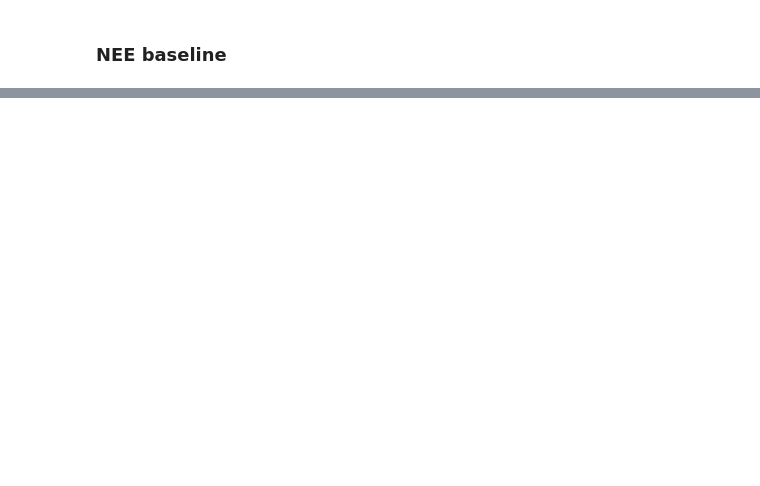
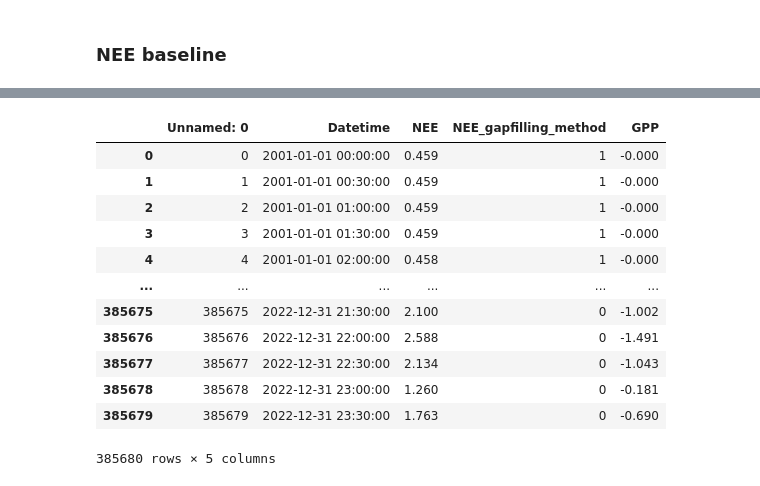
Before and after one commit to ramipiik/Data-Science-Project, a Jupyter notebook: Baseline.ipynb, the cells around one changed output, grey strips where cells are left out. Cells and saved outputs as stored; diff of their text form; code cells hidden in the pictures; blank space fills up the shorter version.

```diff
--- a/Baseline.ipynb
+++ b/Baseline.ipynb
@@ -734,0 +835,19 @@ theoretical_MT.describe()
+# %%
+# load the observed NEE data
+observed_NEE = pd.read_csv('data/GPP_NEE_flux_2001-2022.csv')
+# %%
+observed_NEE
+# %% [output]
+|  | Unnamed: 0 | Datetime | NEE | NEE_gapfilling_method | GPP |
+| 0 | 0 | 2001-01-01 00:00:00 | 0.459 | 1 | -0.000 |
+| 1 | 1 | 2001-01-01 00:30:00 | 0.459 | 1 | -0.000 |
+| 2 | 2 | 2001-01-01 01:00:00 | 0.459 | 1 | -0.000 |
+| 3 | 3 | 2001-01-01 01:30:00 | 0.459 | 1 | -0.000 |
+| 4 | 4 | 2001-01-01 02:00:00 | 0.458 | 1 | -0.000 |
+| ... | ... | ... | ... | ... | ... |
+| 385675 | 385675 | 2022-12-31 21:30:00 | 2.100 | 0 | -1.002 |
+| 385676 | 385676 | 2022-12-31 22:00:00 | 2.588 | 0 | -1.491 |
+| 385677 | 385677 | 2022-12-31 22:30:00 | 2.134 | 0 | -1.043 |
+| 385678 | 385678 | 2022-12-31 23:00:00 | 1.260 | 0 | -0.181 |
+| 385679 | 385679 | 2022-12-31 23:30:00 | 1.763 | 0 | -0.690 |
+385680 rows × 5 columns
```
Also changed, not shown: parts of 15 cells of this notebook.
